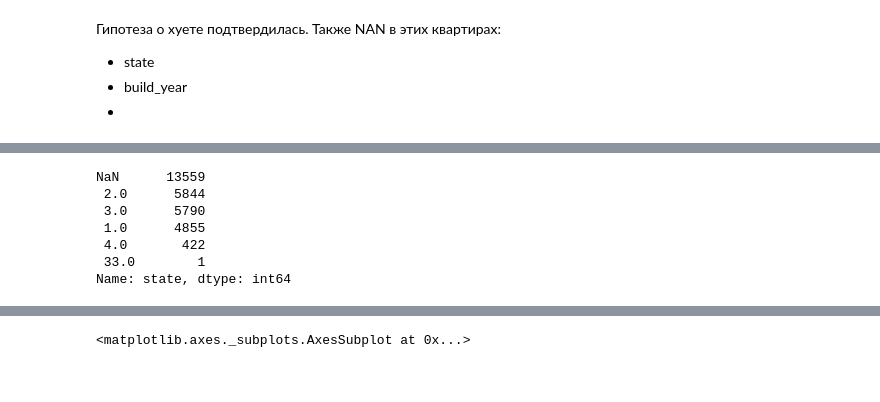
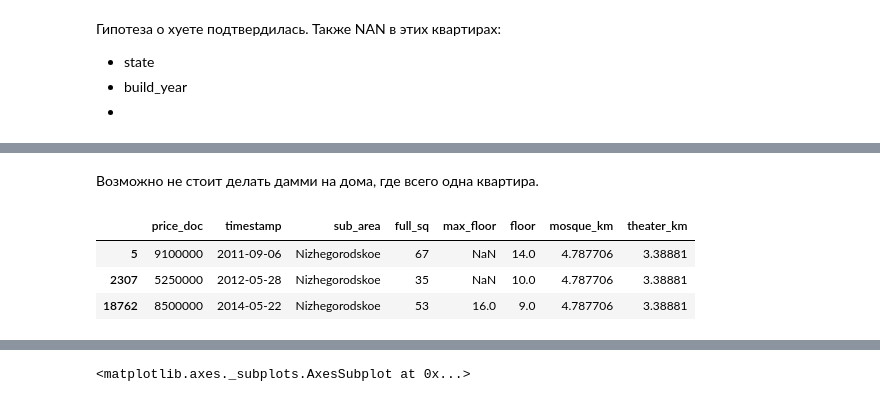
Before and after one commit to GlebFilatov/sber_kaggle, a Jupyter notebook: Macro.ipynb, the cells around one changed output, grey strips where cells are left out. Drawn from its saved outputs; the diff is of its cells as text; code cells hidden in the pictures.

```diff
--- a/Macro.ipynb
+++ b/Macro.ipynb
@@ -205,10 +186,0 @@ Name: build_year, dtype: int64
-# %%
-train['state'].value_counts(dropna = False)
-# %% [output]
-NaN      13559
- 2.0      5844
- 3.0      5790
- 1.0      4855
- 4.0       422
- 33.0        1
-Name: state, dtype: int64
@@ -214,0 +201,9 @@ Name: state, dtype: int64
+# %% [markdown]
+Возможно не стоит делать дамми на дома, где всего одна квартира.
+# %%
+train[train['factorized']==4][['price_doc','timestamp','sub_area','full_sq','max_floor','floor','mosque_km','theater_km']]
+# %% [output]
+|  | price_doc | timestamp | sub_area | full_sq | max_floor | floor | mosque_km | theater_km |
+| 5 | 9100000 | 2011-09-06 | Nizhegorodskoe | 67 | NaN | 14.0 | 4.787706 | 3.38881 |
+| 2307 | 5250000 | 2012-05-28 | Nizhegorodskoe | 35 | NaN | 10.0 | 4.787706 | 3.38881 |
+| 18762 | 8500000 | 2014-05-22 | Nizhegorodskoe | 53 | 16.0 | 9.0 | 4.787706 | 3.38881 |
```
Also changed, not shown: parts of 22 cells of this notebook, 7 other files.
